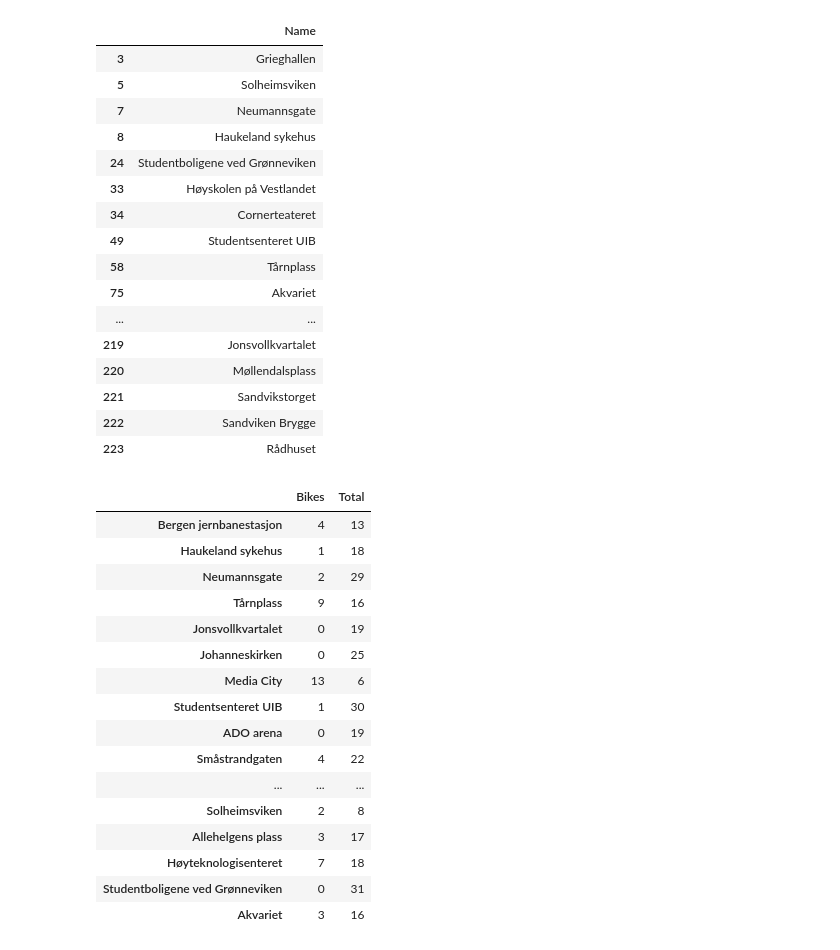
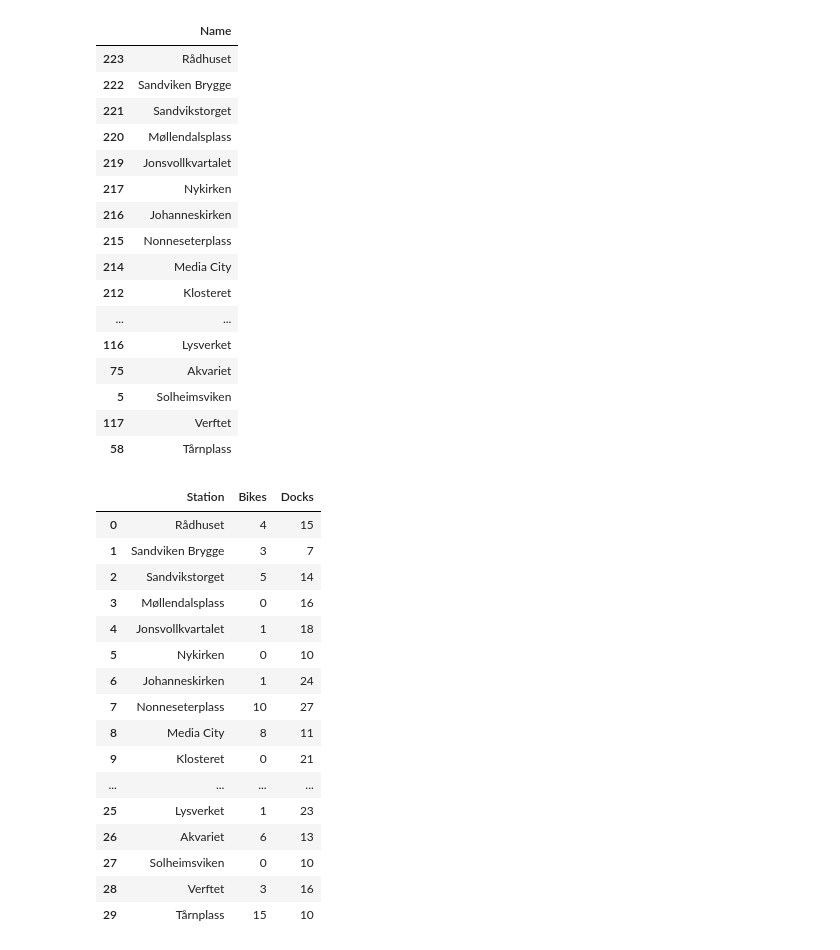
Before and after one commit to sondr3/jupyter-fun, a Jupyter notebook: Bergen Bysykkel API.ipynb, the cells around one changed output. Saved outputs shown, nothing was run; the diff lists cells and outputs as text; code cells hidden in the pictures.

```diff
--- a/Bergen Bysykkel API.ipynb
+++ b/Bergen Bysykkel API.ipynb
@@ -36,2 +37,3 @@ station_info = json.loads(urllib.request.urlopen(station_info_url).read())
 # %%
-print(json.dumps(station_info, indent=4, ensure_ascii=False))
+station_info = requests.get(station_info_url).json()
+# print(json.dumps(station_info, indent=4, ensure_ascii=False))
@@ -68,2 +50,3 @@ station_status = json.loads(urllib.request.urlopen(station_status_url).read())
 # %%
-print(json.dumps(station_status, indent=4, ensure_ascii=False))
+station_status = requests.get(station_status_url).json()
+# print(json.dumps(station_status, indent=4, ensure_ascii=False))
@@ -94,45 +59,45 @@ stations = {key: val for (key, val) in zip(station_ids, station_names)}
 pd.DataFrame.from_dict(stations, orient='index', columns=['Name'])
 # %% [output]
 |  | Name |
-| 3 | Grieghallen |
+| 223 | Rådhuset |
+| 222 | Sandviken Brygge |
+| 221 | Sandvikstorget |
+| 220 | Møllendalsplass |
+| 219 | Jonsvollkvartalet |
+| 217 | Nykirken |
+| 216 | Johanneskirken |
+| 215 | Nonneseterplass |
+| 214 | Media City |
+| 212 | Klosteret |
+| ... | ... |
+| 116 | Lysverket |
+| 75 | Akvariet |
 | 5 | Solheimsviken |
-| 7 | Neumannsgate |
-| 8 | Haukeland sykehus |
-| 24 | Studentboligene ved Grønneviken |
-| 33 | Høyskolen på Vestlandet |
-| 34 | Cornerteateret |
-| 49 | Studentsenteret UIB |
+| 117 | Verftet |
 | 58 | Tårnplass |
-| 75 | Akvariet |
-| ... | ... |
-| 219 | Jonsvollkvartalet |
-| 220 | Møllendalsplass |
-| 221 | Sandvikstorget |
-| 222 | Sandviken Brygge |
-| 223 | Rådhuset |
 # %%
 station_names = [stations[x['station_id']] for x in station_status['data']['stations']]
 available_bikes = [x['num_bikes_available'] for x in station_status['data']['stations']]
 available_docks = [x['num_docks_available'] for x in station_status['data']['stations']]
 
-availability_by_station = {key: list(value) for (key, value) in zip(station_names, zip(available_bikes, available_docks))}
+availability = pd.DataFrame({'Station': station_names, 'Bikes': available_bikes, 'Docks': available_docks})
 
-pd.DataFrame.from_dict(availability_by_station, orient='index', columns=['Bikes', 'Total'])
+availability
 # %% [output]
-|  | Bikes | Total |
-| Bergen jernbanestasjon | 4 | 13 |
-| Haukeland sykehus | 1 | 18 |
-| Neumannsgate | 2 | 29 |
-| Tårnplass | 9 | 16 |
-| Jonsvollkvartalet | 0 | 19 |
-| Johanneskirken | 0 | 25 |
-| Media City | 13 | 6 |
-| Studentsenteret UIB | 1 | 30 |
-| ADO arena | 0 | 19 |
-| Småstrandgaten | 4 | 22 |
-| ... | ... | ... |
-| Solheimsviken | 2 | 8 |
-| Allehelgens plass | 3 | 17 |
-| Høyteknologisenteret | 7 | 18 |
-| Studentboligene ved Grønneviken | 0 | 31 |
-| Akvariet | 3 | 16 |
+|  | Station | Bikes | Docks |
+| 0 | Rådhuset | 4 | 15 |
+| 1 | Sandviken Brygge | 3 | 7 |
+| 2 | Sandvikstorget | 5 | 14 |
+| 3 | Møllendalsplass | 0 | 16 |
+| 4 | Jonsvollkvartalet | 1 | 18 |
+| 5 | Nykirken | 0 | 10 |
+| 6 | Johanneskirken | 1 | 24 |
+| 7 | Nonneseterplass | 10 | 27 |
+| 8 | Media City | 8 | 11 |
+| 9 | Klosteret | 0 | 21 |
+| ... | ... | ... | ... |
+| 25 | Lysverket | 1 | 23 |
+| 26 | Akvariet | 6 | 13 |
+| 27 | Solheimsviken | 0 | 10 |
+| 28 | Verftet | 3 | 16 |
+| 29 | Tårnplass | 15 | 10 |
```
Also changed, not shown: parts of 12 cells of this notebook.
